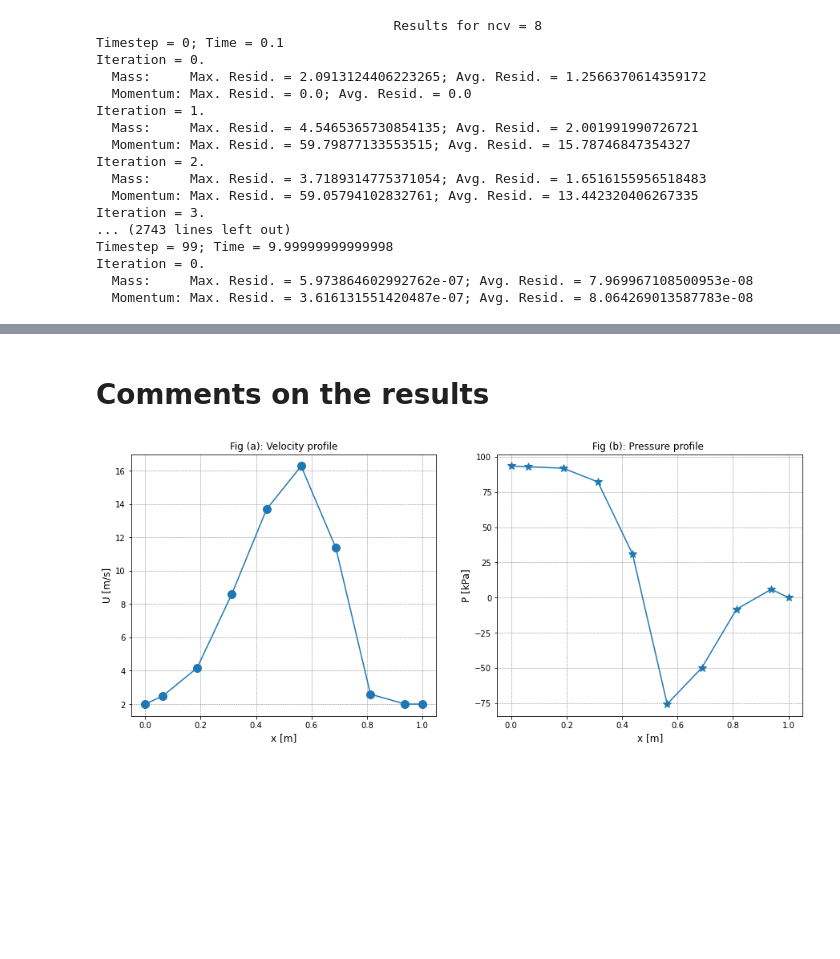
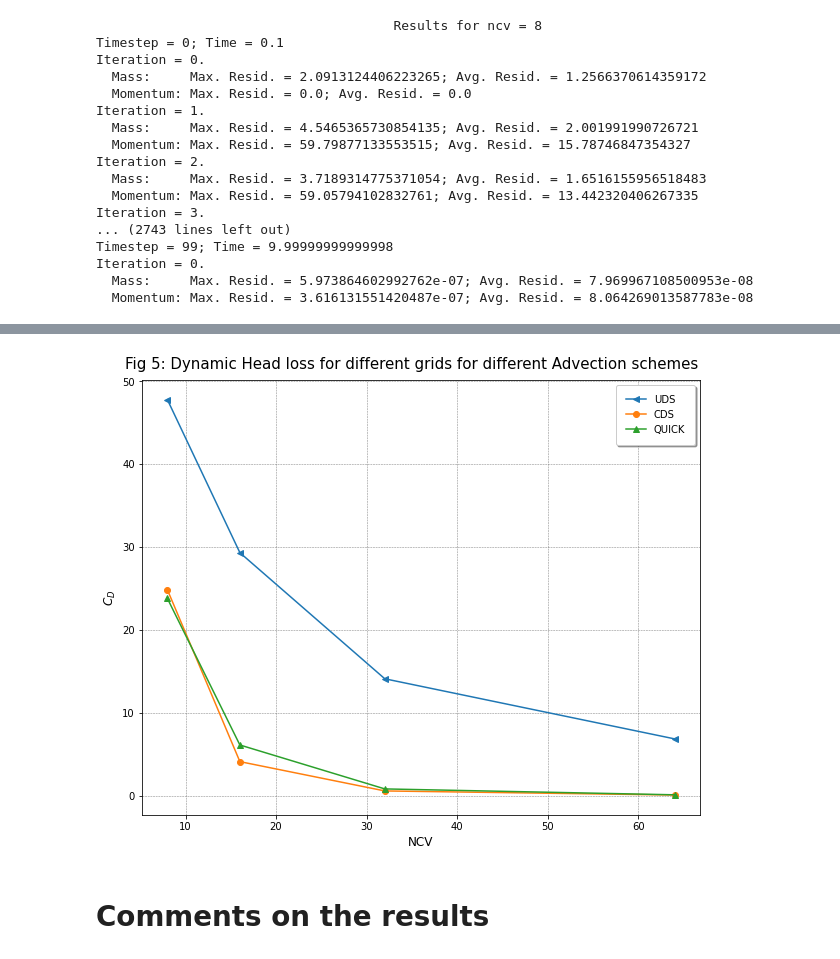
Before and after one commit to NafishaHaq/Assignment4, a Jupyter notebook: Problem3.ipynb, the cells around one changed output, grey strips where cells are left out. Drawn from its saved outputs; the diff is of its cells as text; code cells hidden in the pictures; blank space fills up the shorter version.

```diff
--- a/Problem3.ipynb
+++ b/Problem3.ipynb
@@ -1469,2 +1458,32 @@ axes4.legend(fancybox=True, framealpha=1, shadow=True, borderpad=1)
+# %%
+ """Plot of dynamic head loss for 3 schemes for different # of control volumes """
+
+ncv = np.array([8,16,32,64])
+denom = (1/2)*1000*(2**2)
+UDS_num = np.array([P_uds_8[0]-P_uds_8[-1],P_uds_16[0]-P_uds_16[-1],P_uds_32[0]-P_uds_32[-1],P_uds_64[0]-P_uds_64[-1]])
+CDS_num = np.array([P_cds_8[0]-P_cds_8[-1],P_cds_16[0]-P_cds_16[-1],P_cds_32[0]-P_cds_32[-1],P_cds_64[0]-P_cds_64[-1]])
+QUICK_num = np.array([P_quick_8[0]-P_quick_8[-1],P_quick_16[0]-P_quick_16[-1],P_quick_32[0]-P_quick_32[-1],P_quick_64[0]-P_quick_64[-1]])
+Cd_UDS = UDS_num/denom
+Cd_CDS = CDS_num/denom
+Cd_QUICK = QUICK_num/denom
+
+%matplotlib inline
+
+import matplotlib.pyplot as plt
+
+plt.figure(figsize =(10,8))
+
+plt.plot(ncv, Cd_UDS , marker = "<", label = "UDS")
+plt.plot(ncv, Cd_CDS, marker = "o", label = "CDS")
+plt.plot(ncv, Cd_QUICK , marker = "^", label = "QUICK")
+plt.xlabel('NCV', fontsize = 12)
+plt.ylabel('$C_D$', fontsize =12)
+plt.suptitle('Fig 5: Dynamic Head loss for different grids for different Advection schemes', fontsize=15,y=0.92)
+plt.grid(True)
+plt.grid(color = 'grey', linestyle = '--', linewidth = 0.5)
+plt.legend(fancybox=True, framealpha=1, shadow=True, borderpad=1)
+plt.show()
+# %% [output]
+[figure, added]
 # %% [markdown]
 # Comments on the results
@@ -1620,27 +1489,0 @@ U_uds_64, P_uds_64, loc_uds_64 = UDS(64)
-# %%
-
-%matplotlib inline
-
-import matplotlib.pyplot as plt
-import numpy as np
-
-fig = plt.figure(figsize =(15,6))
-axes1 = fig.add_subplot(1,2,1)
-axes2 = fig.add_subplot(1,2,2)
-
-axes1.plot(loc_uds_8, U_uds_8, marker = "o",markersize=10,)
-axes1.set_xlabel('x [m]',fontsize = 12)
-axes1.set_ylabel('U [m/s]',fontsize = 12)
-axes1.set_title('Fig (a): Velocity profile',fontsize = 12)
-axes1.grid(True)
-axes1.grid(color = 'grey', linestyle = '--', linewidth = 0.5)
-
-Pressure_kPa = P_uds_8/1000
-axes2.plot(loc_uds_8, Pressure_kPa, marker = "*",markersize=10,)
-axes2.set_xlabel('x [m]',fontsize = 12)
-axes2.set_ylabel('P [kPa]',fontsize = 12)
-axes2.set_title('Fig (b): Pressure profile ',fontsize = 12)
-axes2.grid(True)
-axes2.grid(color = 'grey', linestyle = '--', linewidth = 0.5)
-# %% [output]
-[figure, removed]
```
Also changed, not shown: parts of 10 cells of this notebook.
